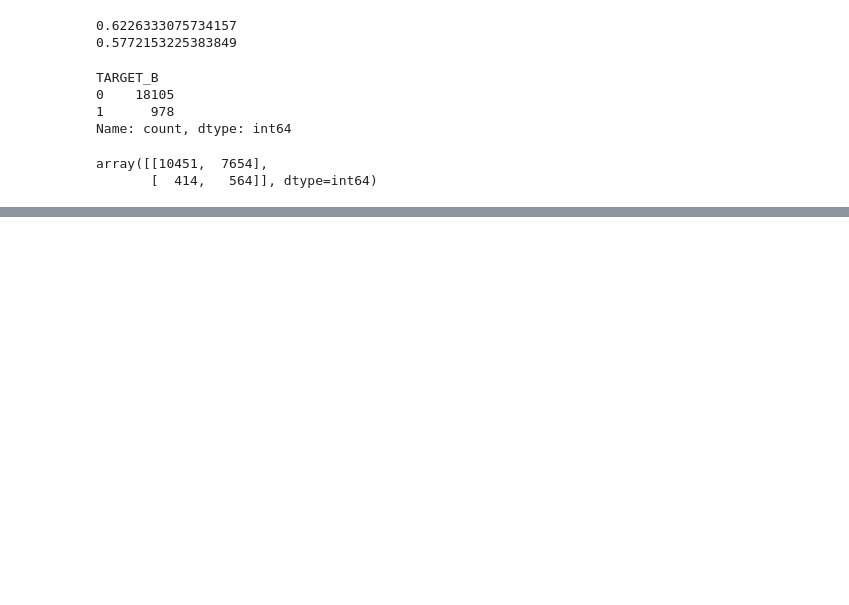
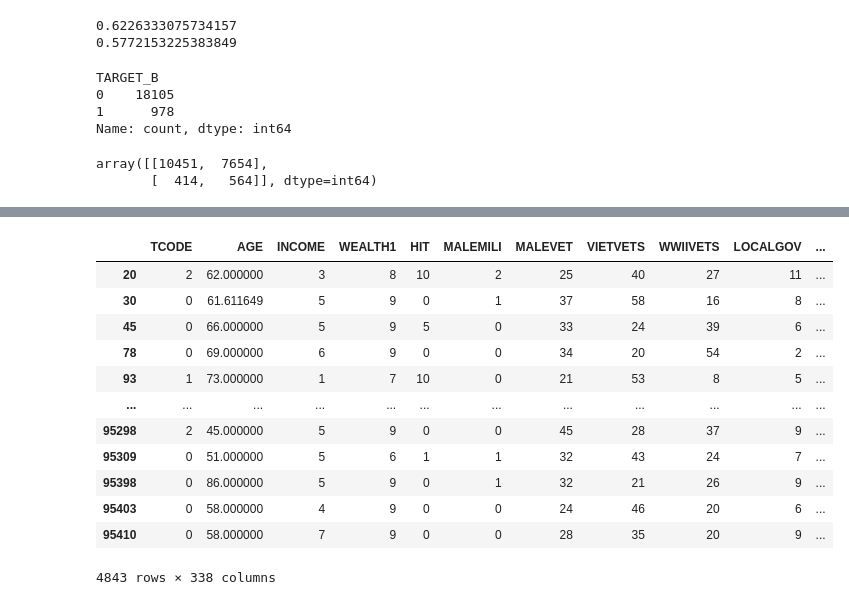
Before and after one commit to PatriciaMaureen/lab-handling-data-imbalance-classification, a Jupyter notebook: lab-handling-data-imbalance-classification.ipynb, the cells around one changed output, grey strips where cells are left out. Cells and saved outputs as stored; diff of their text form; code cells hidden in the pictures; blank space fills up the shorter version.

```diff
--- a/lab-handling-data-imbalance-classification.ipynb
+++ b/lab-handling-data-imbalance-classification.ipynb
@@ -545,6 +541,3 @@ collist
  'LASTGIFT',
  'TIMELAG',
  'AVGGIFT']
-# %%
-numerical = numerical.drop(collist, axis=1)
-numerical
@@ -633,3 +544,13 @@ X_train_over = train_oversampled.drop('TARGET_B',axis = 1).copy()
+# %%
+# In an earlier version I dropped the columns from the numerical dataset and did the whole process again.
+# We discussed on Friday that I could also just drop the columns from the upscaled database, too.
+# Since this saves some double work I changed it.
+
+X_train_over = X_train_over.drop(collist, axis=1)
+X_test = X_test.drop(collist, axis=1)
+
+# We want to drop the columns also from the scaled but not oversampled data to make the predictions for the original rows of the dataframe in the end.
+X_train = X_train.drop(collist, axis=1)
 # %%
 # Now we can rerun the Random Forest algorithm again
 
@@ -663,0 +617,9 @@ array([[10451,  7654],
+# %%
+# Now we want to run the prediction for all the data, add it to the original dataframe and store it as a cs.
+# Then we know which past donors will be likely to donate again in the next mailing so we just want to send a mailing to them.
+
+X = pd.concat([X_train,X_test], axis=0)
+
+y_pred = clf.predict(X)
+y_pred_df = pd.DataFrame(y_pred, columns = ['PRED_TARGET_B'])
+y_pred_df
@@ -663,0 +640,2 @@ array([[10451,  7654],
+# %%
+df = pd.concat([numerical, categorical, targets, y_pred_df], axis=1)
@@ -663,0 +661,20 @@ array([[10451,  7654],
+# %%
+# Now we subset those that have made a donation (Target B) and use that subset to create a model to predict how much money will they give (Target D) (Regression Model).
+
+donations_data = df[df['TARGET_B']==1]
+donations_data = donations_data.drop(['PRED_TARGET_B','TARGET_B'], axis=1)
+donations_data
+# %% [output]
+|  | TCODE | AGE | INCOME | WEALTH1 | HIT | MALEMILI | MALEVET | VIETVETS | WWIIVETS | LOCALGOV | ... |
+| 20 | 2 | 62.000000 | 3 | 8 | 10 | 2 | 25 | 40 | 27 | 11 | ... |
+| 30 | 0 | 61.611649 | 5 | 9 | 0 | 1 | 37 | 58 | 16 | 8 | ... |
+| 45 | 0 | 66.000000 | 5 | 9 | 5 | 0 | 33 | 24 | 39 | 6 | ... |
+| 78 | 0 | 69.000000 | 6 | 9 | 0 | 0 | 34 | 20 | 54 | 2 | ... |
+| 93 | 1 | 73.000000 | 1 | 7 | 10 | 0 | 21 | 53 | 8 | 5 | ... |
+| ... | ... | ... | ... | ... | ... | ... | ... | ... | ... | ... | ... |
+| 95298 | 2 | 45.000000 | 5 | 9 | 0 | 0 | 45 | 28 | 37 | 9 | ... |
+| 95309 | 0 | 51.000000 | 5 | 6 | 1 | 1 | 32 | 43 | 24 | 7 | ... |
+| 95398 | 0 | 86.000000 | 5 | 9 | 0 | 1 | 32 | 21 | 26 | 9 | ... |
+| 95403 | 0 | 58.000000 | 4 | 9 | 0 | 0 | 24 | 46 | 20 | 6 | ... |
+| 95410 | 0 | 58.000000 | 7 | 9 | 0 | 0 | 28 | 35 | 20 | 9 | ... |
+4843 rows × 338 columns
```
Also changed, not shown: parts of 34 cells of this notebook.
